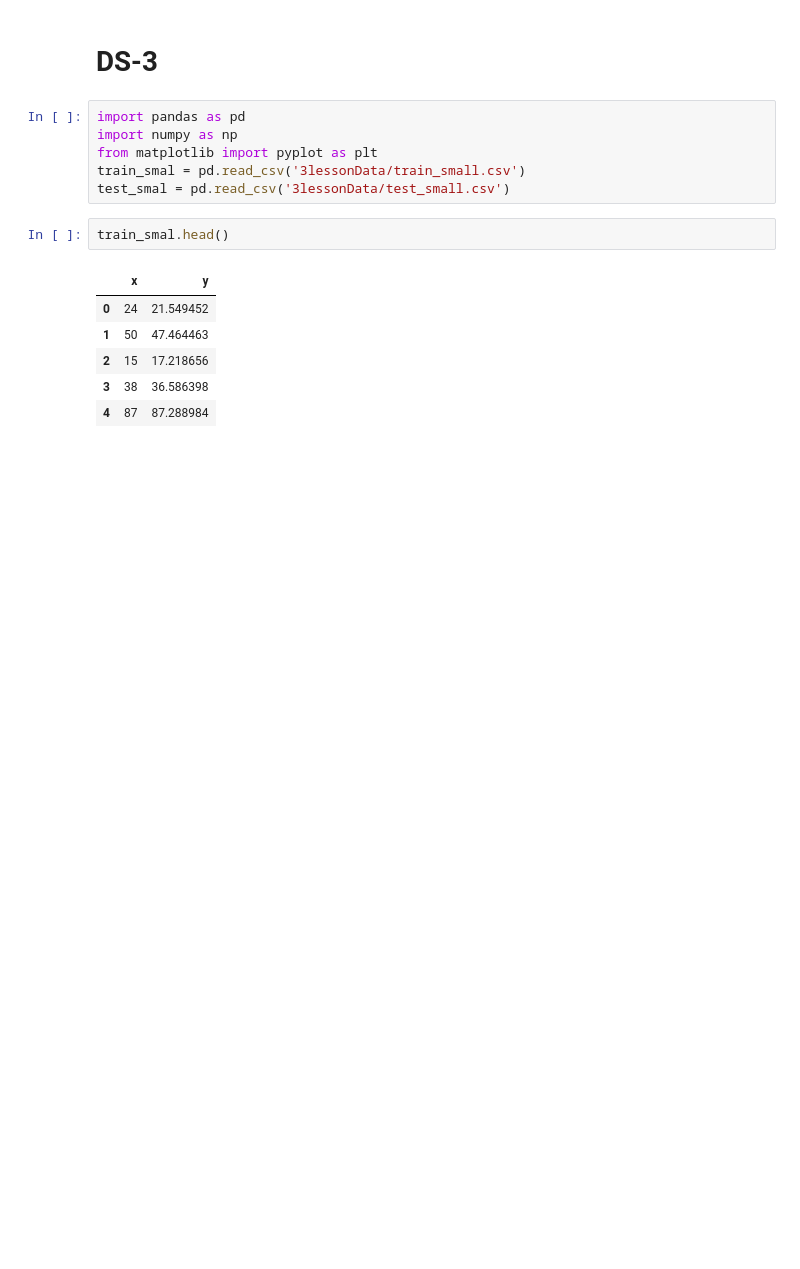
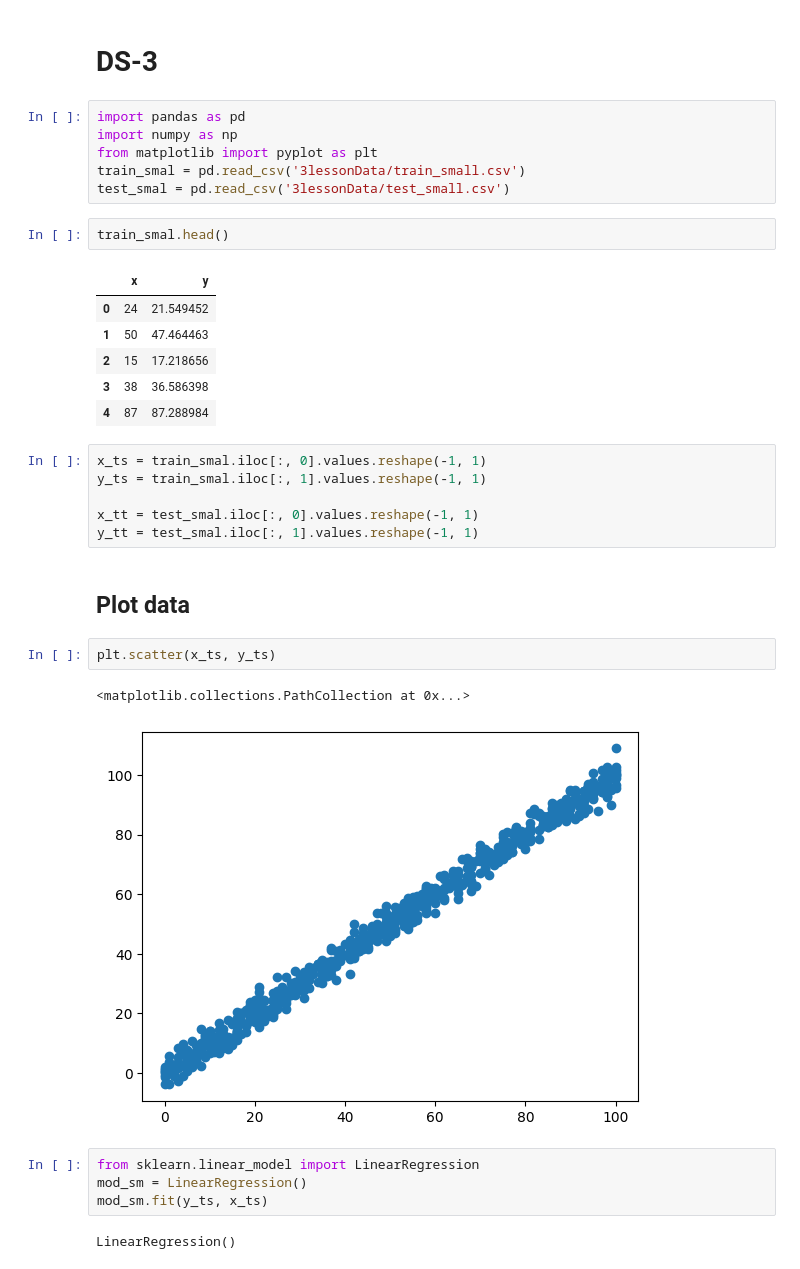
Before and after one commit to Petint/AI-and-DS, a Jupyter notebook: ds-3/ds-3.ipynb, the cells around one changed output. Drawn from its saved outputs; the diff is of its cells as text; blank space fills up the shorter version.

```diff
--- a/ds-3/ds-3.ipynb
+++ b/ds-3/ds-3.ipynb
@@ -15,3 +15,22 @@ train_smal.head()
 | 2 | 15 | 17.218656 |
 | 3 | 38 | 36.586398 |
 | 4 | 87 | 87.288984 |
+# %%
+x_ts = train_smal.iloc[:, 0].values.reshape(-1, 1)
+y_ts = train_smal.iloc[:, 1].values.reshape(-1, 1)
+
+x_tt = test_smal.iloc[:, 0].values.reshape(-1, 1)
+y_tt = test_smal.iloc[:, 1].values.reshape(-1, 1)
+# %% [markdown]
+## Plot data
+# %%
+plt.scatter(x_ts, y_ts)
+# %% [output]
+<matplotlib.collections.PathCollection at 0x...>
+[figure, added]
+# %%
+from sklearn.linear_model import LinearRegression
+mod_sm = LinearRegression()
+mod_sm.fit(y_ts, x_ts)
+# %% [output]
+LinearRegression()
```
Also changed, not shown: parts of 5 cells of this notebook.
